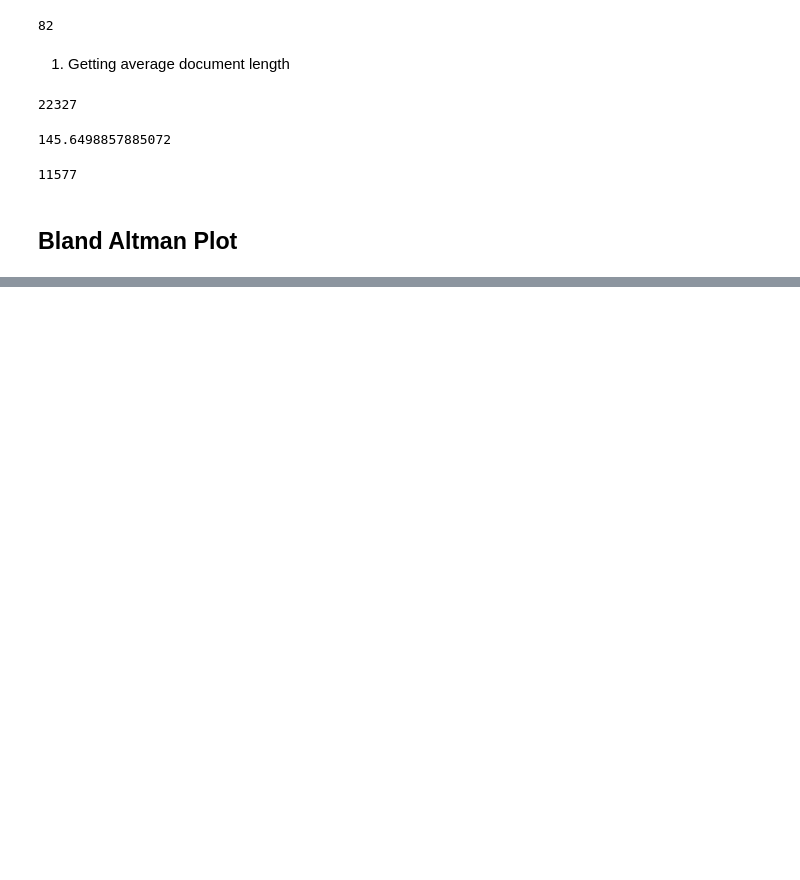
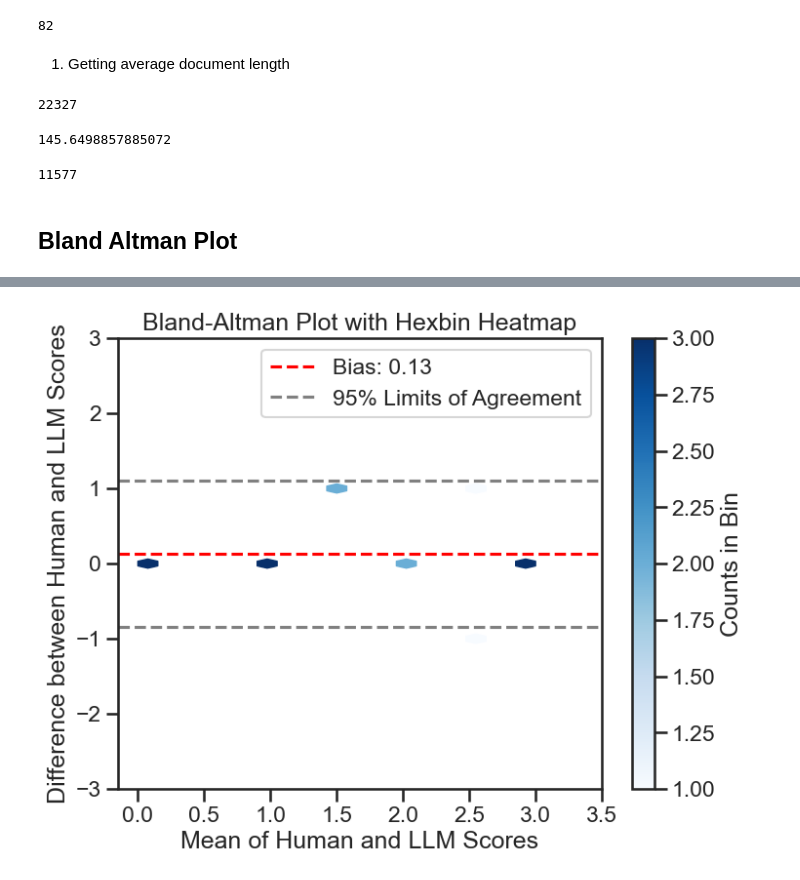
Before and after one commit to rahmanidashti/BiasSyntheticData, a Jupyter notebook: 3-judgement-analysis.ipynb, the cells around one changed output, grey strips where cells are left out. Drawn from its saved outputs; the diff is of its cells as text; code cells hidden in the pictures; blank space fills up the shorter version.

```diff
--- a/3-judgement-analysis.ipynb
+++ b/3-judgement-analysis.ipynb
@@ -219,0 +220,28 @@ Bias (Mean Difference): -0.28
+# %%
+import numpy as np
+import matplotlib.pyplot as plt
+
+# Example categorical relevance scores (human and LLM)
+human_scores = np.array([0, 1, 2, 2, 3, 1, 0, 2, 3, 1, 3, 0, 2, 2, 3])
+llm_scores = np.array([0, 1, 1, 2, 2, 1, 0, 3, 3, 1, 3, 0, 2, 1, 3])
+
+# Calculate the differences between human and LLM scores
+diff_scores = human_scores - llm_scores
+mean_scores = np.mean([human_scores, llm_scores], axis=0)
+
+# Bland-Altman Plot with hexbin
+plt.figure(figsize=(8, 6))
+plt.hexbin(mean_scores, diff_scores, gridsize=20, cmap='Blues', mincnt=1)
+plt.colorbar(label='Counts in Bin')
+plt.axhline(np.mean(diff_scores), color='red', linestyle='--', label=f'Bias: {np.mean(diff_scores):.2f}')
+plt.axhline(np.mean(diff_scores) + 1.96 * np.std(diff_scores), color='gray', linestyle='--', label='95% Limits of Agreement')
+plt.axhline(np.mean(diff_scores) - 1.96 * np.std(diff_scores), color='gray', linestyle='--')
+plt.title('Bland-Altman Plot with Hexbin Heatmap')
+plt.xlabel('Mean of Human and LLM Scores')
+plt.ylabel('Difference between Human and LLM Scores')
+plt.yticks(np.arange(-3, 4, step=1))
+plt.xticks(np.arange(0, 4, step=0.5))
+plt.legend()
+plt.show()
+# %% [output]
+[figure, added]
```
Also changed, not shown: parts of 2 cells of this notebook, 1 other file.
